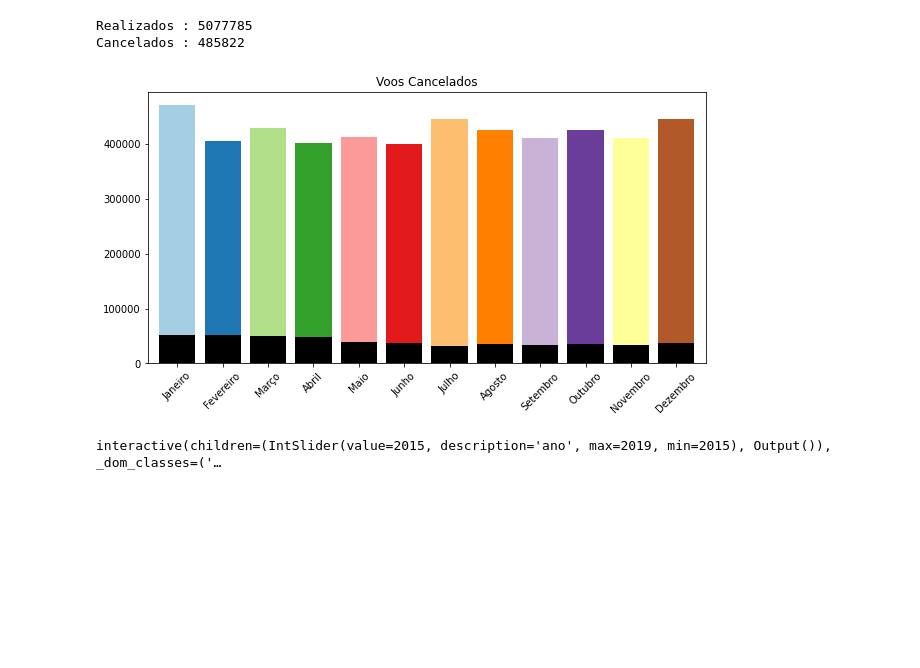
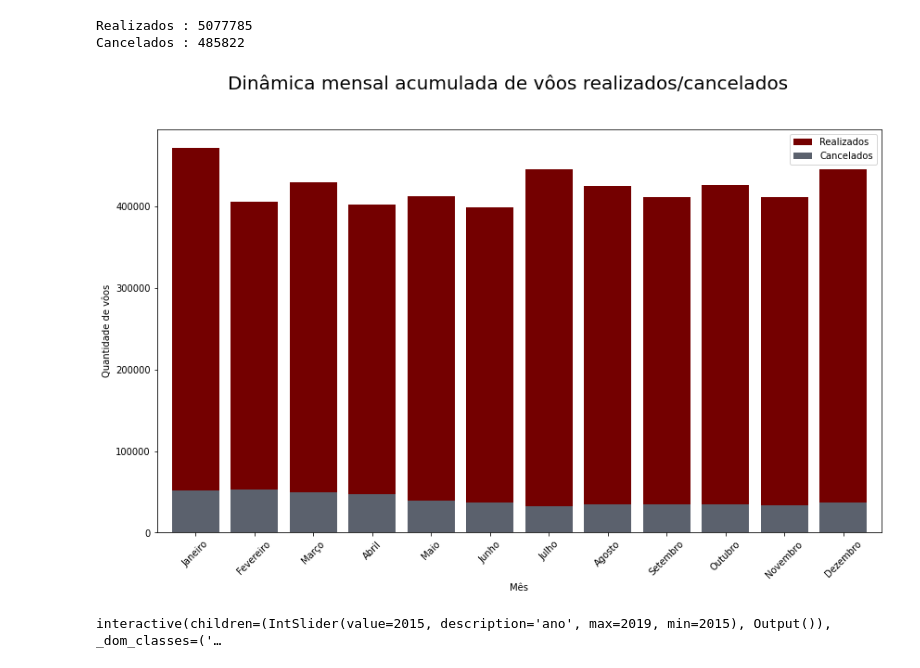
Before and after one commit to gabrielsandrade/MATA62-UFBA, a Jupyter notebook: anac.ipynb, the cells around one changed output. Cells and saved outputs as stored; diff of their text form; code cells hidden in the pictures; blank space fills up the shorter version.

```diff
--- a/anac.ipynb
+++ b/anac.ipynb
@@ -55,17 +73,18 @@ fileCsvFinal['Situação Voo'] = fileCsvFinal['Situação Voo'].str.replace('NÃ
 fileCsvFinal = pd.read_csv('csvFinal.csv')
 # %%
 
-fig, ax = plt.subplots(figsize=(10,6))
+fig, ax = plt.subplots(figsize=(10,7))
+fig.suptitle("Dinâmica anual de vôos realizados/cancelados", fontsize=20)
 SituacaoPorAno = pd.DataFrame()
 for situacao in fileCsvFinal['Situação Voo'].unique():
     df = fileCsvFinal.loc[fileCsvFinal['Situação Voo'] == situacao]
     df = df['Ano'].value_counts()
     SituacaoPorAno= pd.concat([SituacaoPorAno, df], axis=1)
 SituacaoPorAno.columns = ['Realizado', 'Cancelado']
-graphRealizados = plt.bar(SituacaoPorAno['Realizado'].index, SituacaoPorAno['Realizado'].values)
-graphCancelados = plt.bar(SituacaoPorAno['Cancelado'].index, SituacaoPorAno['Cancelado'].values)
+graphRealizados = plt.bar(SituacaoPorAno['Realizado'].index, SituacaoPorAno['Realizado'].values, color='#740000', label = 'Realizados')
+graphCancelados = plt.bar(SituacaoPorAno['Cancelado'].index, SituacaoPorAno['Cancelado'].values, color='#5b616d', label = 'Cancelados')
 
-def autolabel(graph):
+def autolabel(graph, color):
 
     for rect in graph:
         valor = rect.get_height()
@@ -73,8 +92,15 @@ def autolabel(graph):
                     xy=(rect.get_x() + rect.get_width() / 2, valor),
                     xytext=(0, 3),
                     textcoords="offset points",
-                    ha='center', va='bottom')
+                    ha='center', va='bottom',
+                    color=color,
+                    fontsize=12)
 
-autolabel(graphRealizados)
-autolabel(graphCancelados)
+plt.ylabel('Quantidade de vôos (Milhão)')
+plt.xlabel('Ano')
+
+plt.legend(handles=[graphRealizados, graphCancelados])
+
+autolabel(graphRealizados, '#000')
+autolabel(graphCancelados, '#FFF')
 # %% [output]
@@ -82,26 +108,31 @@ autolabel(graphCancelados)
 # %%
-fig, axs = plt.subplots(figsize=(10, 5))
+fig, axs = plt.subplots(figsize=(14, 8))
+fig.suptitle("Dinâmica mensal acumulada de vôos realizados/cancelados", fontsize=20)
 SituacaoPorMes = pd.DataFrame()
 colors = ['#ff0000','#ffda00','#e76ec6','#03da00','#000','#e7bec6','#004000','#9abec6','#5b196e','#03da00','#03da00','#03da00']
 color=plt.cm.Paired(np.arange(12))
 # print(color)
 for mes in range(1, 13):
     df = fileCsvFinal.loc[fileCsvFinal['Mes'] == mes]
     df = df['Situação Voo'].value_counts()
     SituacaoPorMes= pd.concat([SituacaoPorMes, df], axis=1)
 SituacaoPorMes.columns = ['Janeiro','Fevereiro','Março','Abril','Maio', 'Junho','Julho', 'Agosto','Setembro','Outubro', 'Novembro', 'Dezembro']
-SituacaoPorMes.iloc[0].plot(kind='bar', ax=axs, width=0.8, title="Voos Realizados", color=color)
-SituacaoPorMes.iloc[1].plot(kind='bar', ax=axs, width=0.8, title="Voos Cancelados", color="#000")
+SituacaoPorMes.iloc[0].plot(kind='bar', ax=axs, width=0.8, color='#740000', label="Realizados")
+SituacaoPorMes.iloc[1].plot(kind='bar', ax=axs, width=0.8, color="#5b616d", label="Cancelados")
+
+plt.ylabel('Quantidade de vôos')
+plt.xlabel('Mês')
+plt.legend(handles=[graphRealizados, graphCancelados])
 
 labels = axs.get_xticklabels()
 for label in labels:
     label.set_rotation(45)
 print(f"Realizados : {int(SituacaoPorMes.iloc[0].sum())}")
 print(f"Cancelados : {int(SituacaoPorMes.iloc[1].sum())}")
 # %% [output]
 Realizados : 5077785
 Cancelados : 485822
-[figure, old version]
+[figure, new version]
 # %%
 colorPastel = plt.cm.Pastel1(np.arange(12))
 # colorBlack
```
Also changed, not shown: parts of 9 cells of this notebook.
